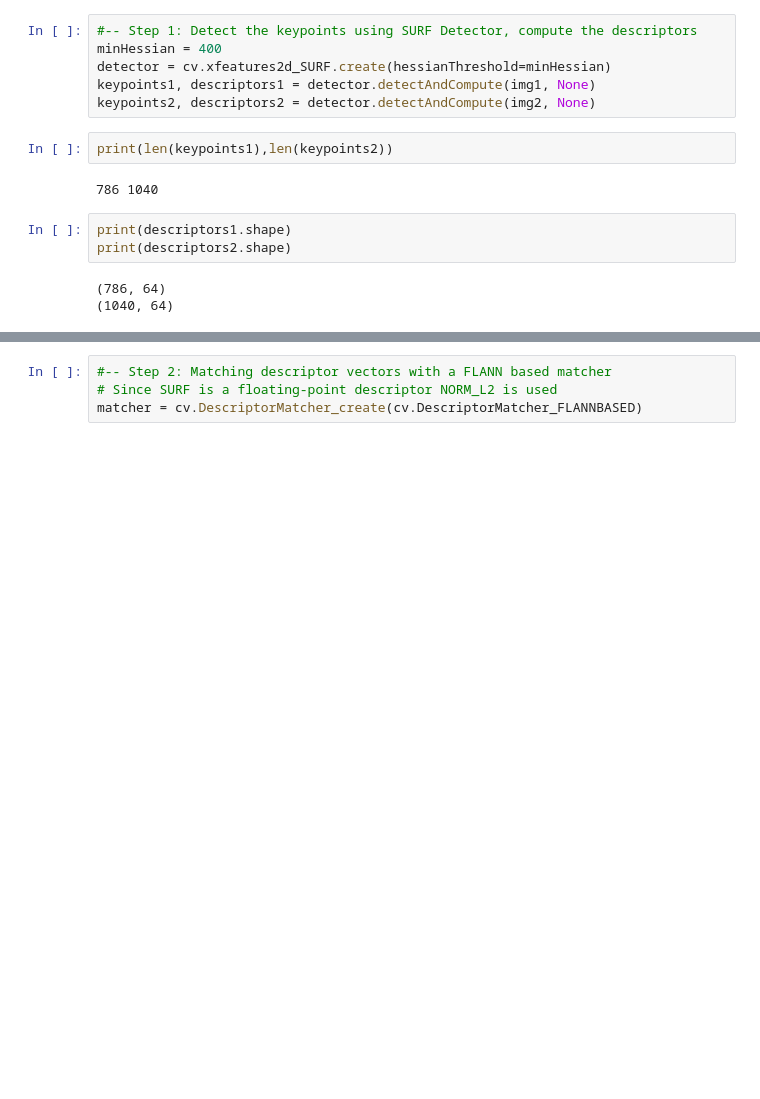
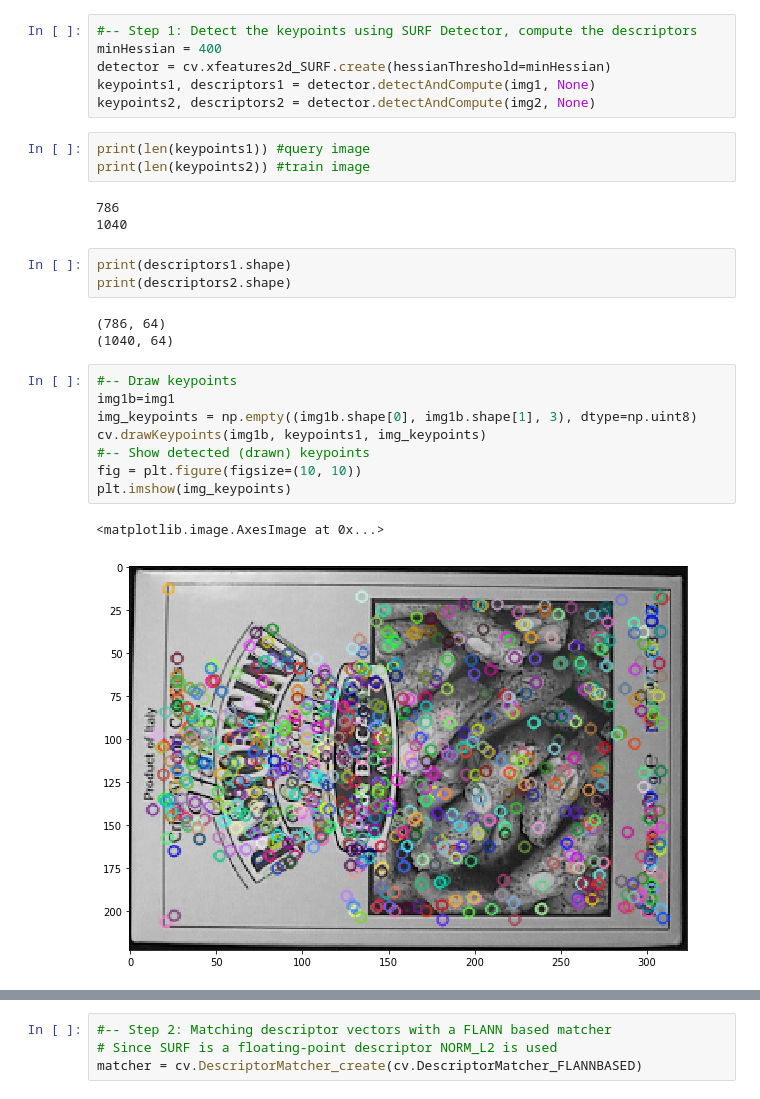
Before and after one commit to bapoczos/ScalableML, a Jupyter notebook: NearNeighbour/FLANN_Feature_Matching.ipynb, the cells around one changed output, grey strips where cells are left out. Cells and saved outputs as stored; diff of their text form; blank space fills up the shorter version.

```diff
--- a/NearNeighbour/FLANN_Feature_Matching.ipynb
+++ b/NearNeighbour/FLANN_Feature_Matching.ipynb
@@ -47,12 +47,25 @@ detector = cv.xfeatures2d_SURF.create(hessianThreshold=minHessian)
 keypoints1, descriptors1 = detector.detectAndCompute(img1, None)
 keypoints2, descriptors2 = detector.detectAndCompute(img2, None)
 # %%
-print(len(keypoints1),len(keypoints2))
+print(len(keypoints1)) #query image
+print(len(keypoints2)) #train image
 # %% [output]
-786 1040
+786
+1040
 # %%
 print(descriptors1.shape)
 print(descriptors2.shape)
 # %% [output]
 (786, 64)
 (1040, 64)
+# %%
+#-- Draw keypoints
+img1b=img1
+img_keypoints = np.empty((img1b.shape[0], img1b.shape[1], 3), dtype=np.uint8)
+cv.drawKeypoints(img1b, keypoints1, img_keypoints)
+#-- Show detected (drawn) keypoints
+fig = plt.figure(figsize=(10, 10))
+plt.imshow(img_keypoints)
+# %% [output]
+<matplotlib.image.AxesImage at 0x...>
+[figure, added]
```
Also changed, not shown: parts of 7 cells of this notebook.
